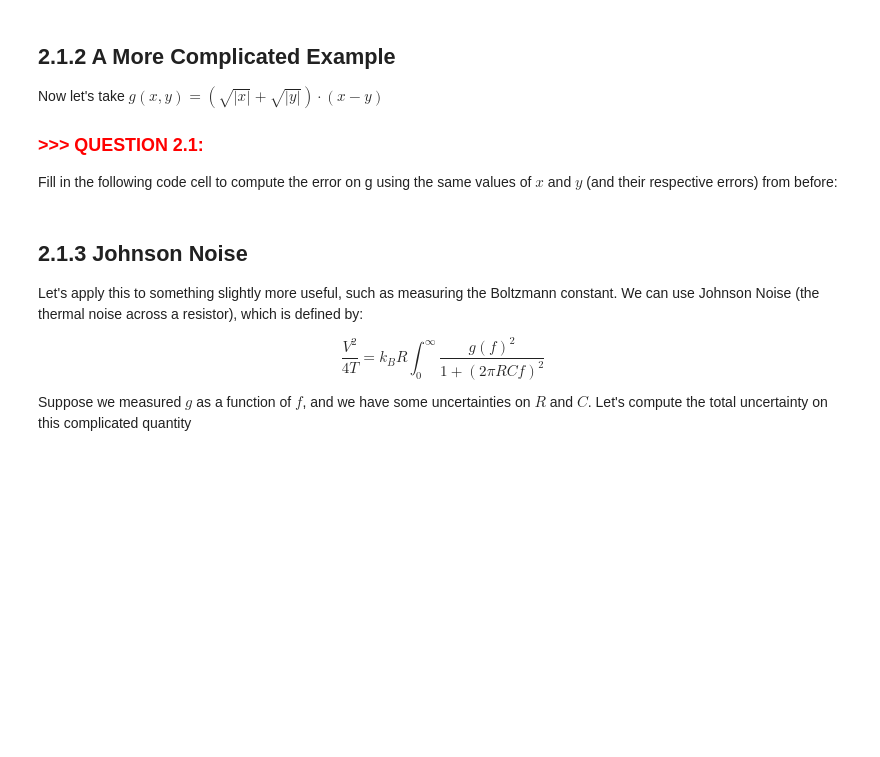
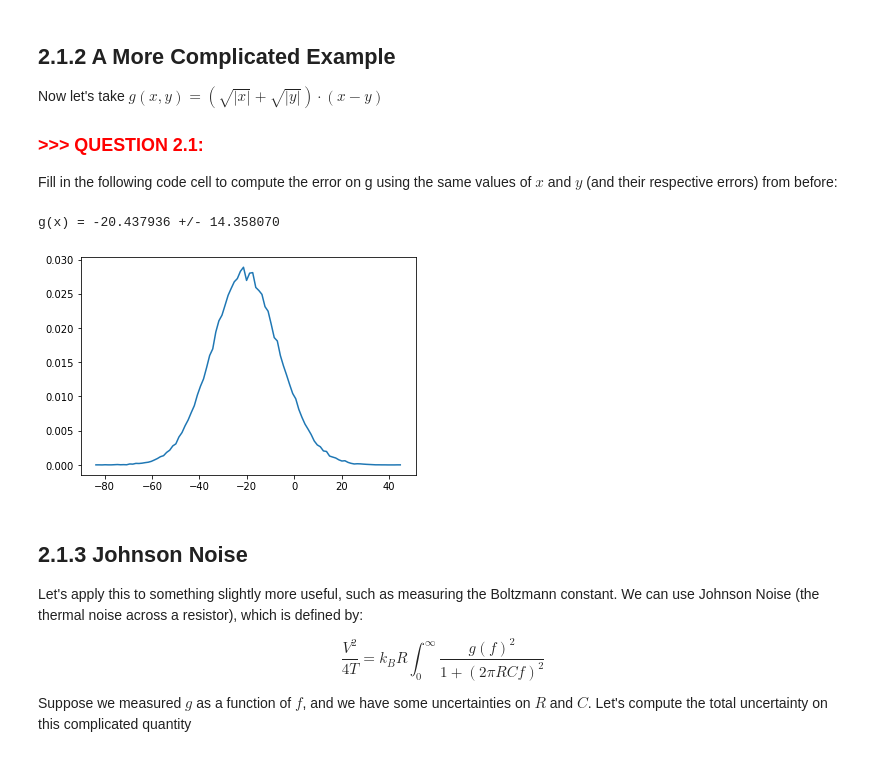
Before and after one commit to MIT-8s50/course, a Jupyter notebook: Recitation2/Recitation_02.ipynb, the cells around one changed output. Drawn from its saved outputs; the diff is of its cells as text; code cells hidden in the pictures; blank space fills up the shorter version.

```diff
--- a/Recitation2/Recitation_02.ipynb
+++ b/Recitation2/Recitation_02.ipynb
@@ -119,27 +124,34 @@ print("g(x) = %f +/- %f" % (g_val, g_err))
 # %%
 np.random.seed(2)
 N_SAMPLES = 100000
 N_BINS = 100
 
 def g(x,y):
     return (np.sqrt(np.abs(x))+np.sqrt(np.abs(y)))*(x-y)
 
+
 ####################
 # Insert Code Here #
 ####################
 
-g_samples = None # Placeholder Value - Fill in the correct line
-g_val = None # Placeholder Value - Fill in the correct line
-g_err = None # Placeholder Value - Fill in the correct line
+#x_samples = np.random.normal(loc = x_val, scale = x_err, size = N_SAMPLES)
+#y_samples = np.random.normal(loc = y_val, scale = y_err, size = N_SAMPLES)
+
+g_samples = g(x_samples,y_samples)
+g_val = np.mean(g_samples)
+g_err = np.std(g_samples)
 
 ####################
 
 counts, bin_edges = np.histogram(g_samples, bins = N_BINS, density = True)
 bin_centers = 0.5*(bin_edges[:-1]+bin_edges[1:])
 
 plt.plot(bin_centers,counts)
 
 print("g(x) = %f +/- %f" % (g_val, g_err))
+# %% [output]
+g(x) = -20.437936 +/- 14.358070
+[figure, added]
 # %% [markdown]
 ## 2.1.3 Johnson Noise
 Let's apply this to something slightly more useful, such as measuring the Boltzmann constant. We can use Johnson Noise (the thermal noise across a resistor), which is defined by:
```
Also changed, not shown: parts of 13 cells of this notebook.
